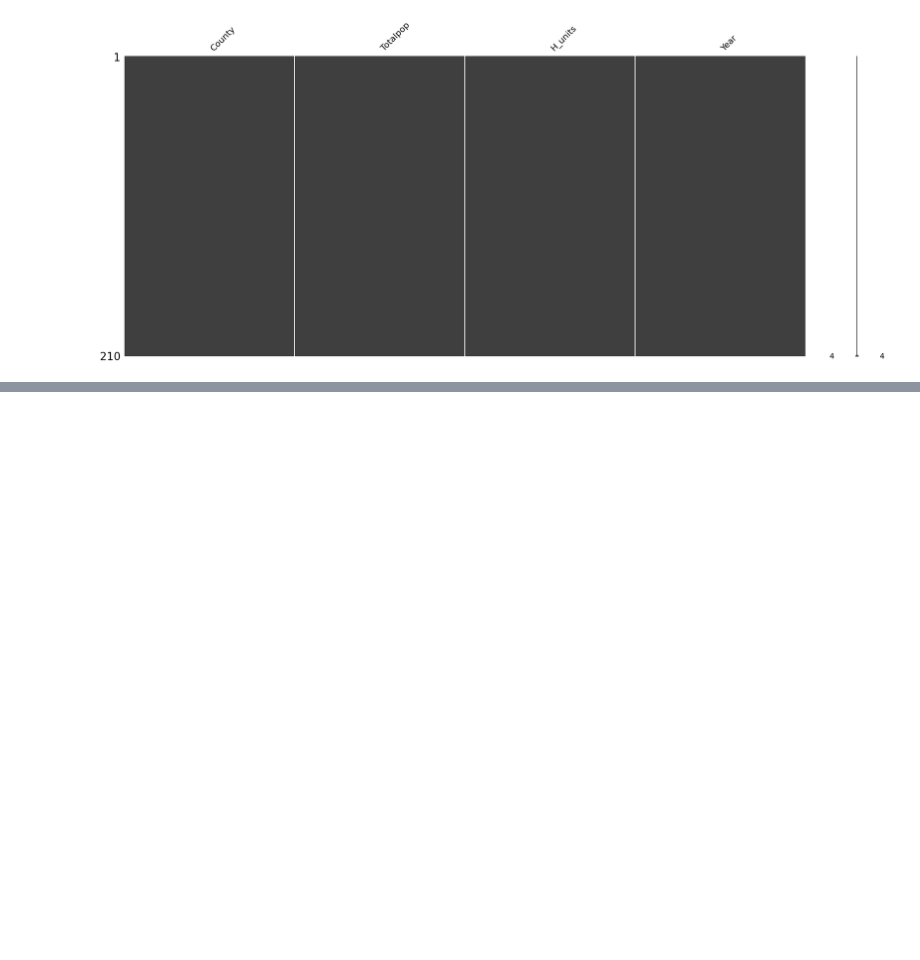
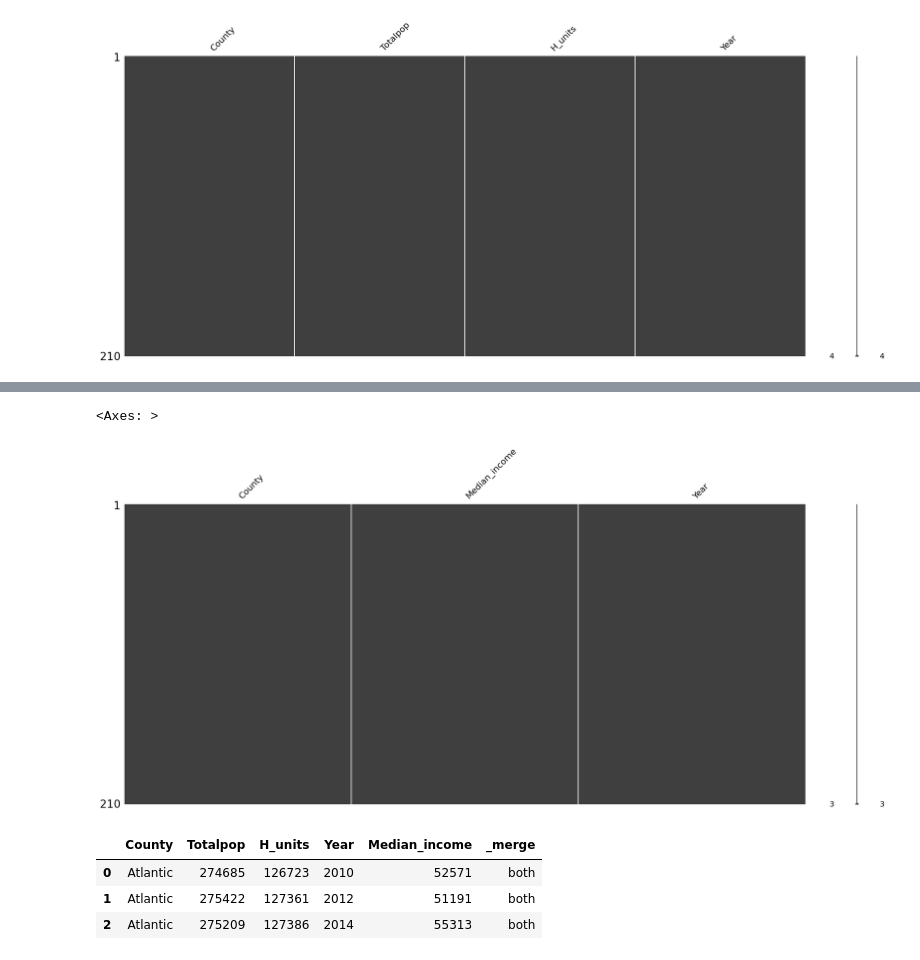
Before and after one commit to carlavilla/DataManagement, a Jupyter notebook: Flooding_and_Housing_NJ.ipynb, the cells around one changed output, grey strips where cells are left out. Drawn from its saved outputs; the diff is of its cells as text; code cells hidden in the pictures; blank space fills up the shorter version.

```diff
--- a/Flooding_and_Housing_NJ.ipynb
+++ b/Flooding_and_Housing_NJ.ipynb
@@ -563,0 +332,13 @@ Warning: Total number of columns (132) exceeds max_columns (20). Falling back to
+# %%
+msno.matrix(acsinc)
+# %% [output]
+<Axes: >
+[figure, added]
+# %%
+acs_popinc= pd.merge(acspop, acsinc, how="outer", on=['County', 'Year'], indicator=True)
+acs_popinc.head(3)
+# %% [output]
+|  | County | Totalpop | H_units | Year | Median_income | _merge |
+| 0 | Atlantic | 274685 | 126723 | 2010 | 52571 | both |
+| 1 | Atlantic | 275422 | 127361 | 2012 | 51191 | both |
+| 2 | Atlantic | 275209 | 127386 | 2014 | 55313 | both |
```
Also changed, not shown: parts of 25 cells of this notebook.
